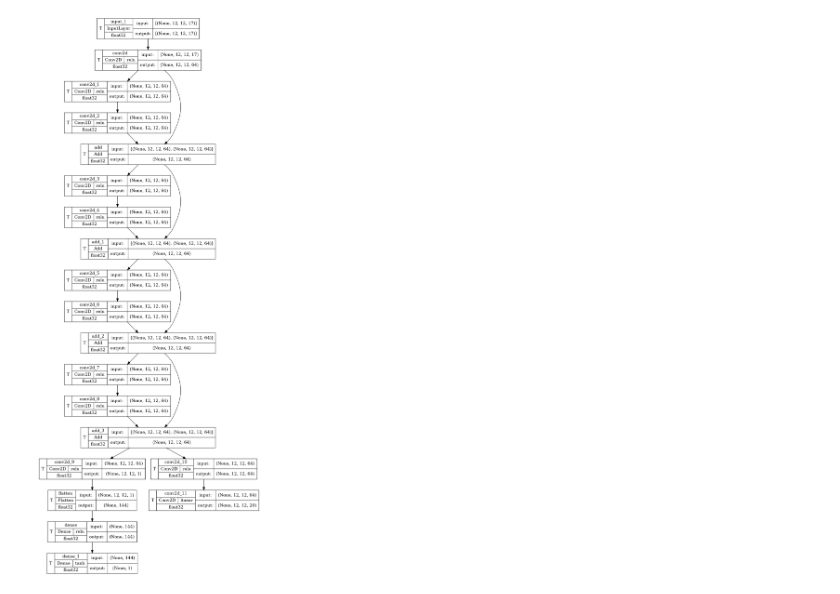
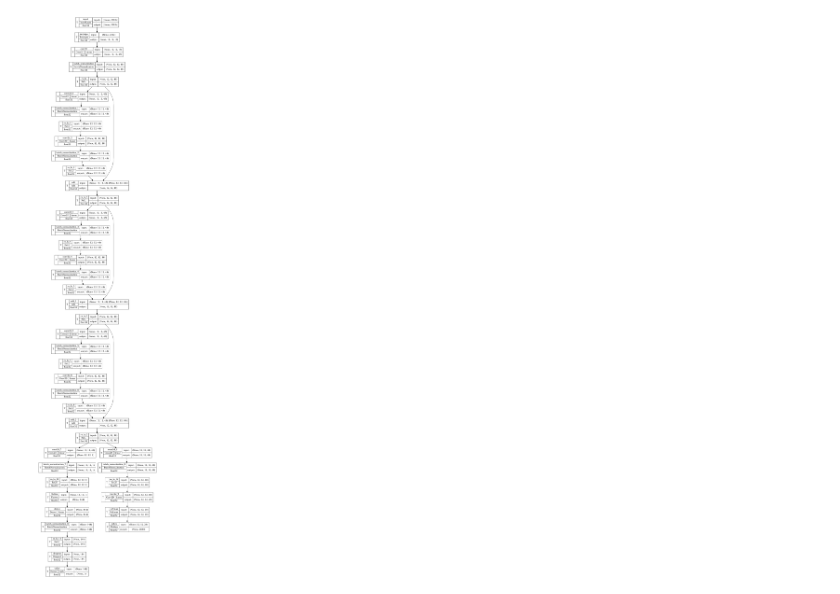
Before and after one commit to Klazkin/player-zero, a Jupyter notebook: model/player_zero.ipynb, the cells around one changed output. Cells and saved outputs as stored; diff of their text form; code cells hidden in the pictures.

```diff
--- a/model/player_zero.ipynb
+++ b/model/player_zero.ipynb
@@ -9,52 +6,67 @@ To enable the following instructions: AVX2 FMA, in other operations, rebuild Ten
 # INPUT_SPEC
 BOARD_SIZE = 12
 ACTIONS = 20
-ELEMENT_CLASSES = 3  # FACTION_1, FACTION_2, NEUTRAL (ELEMENT)
+FACTIONS = 3  # FACTION_1, FACTION_2, NEUTRAL (ELEMENT)
 IS_CONTROLLED = 1
-ATTRIBUTES = 4
+ATTRIBUTES = 5
 STATUES = 9  # should be an encoded process set?
 
 # MODEL SPEC
-CONV_FILTERS = 64
+CONV_FILTERS = 48
 KERNEL = 3
-NUM_RES_BLOCKS = 4
+NUM_RES_BLOCKS = 3
+DROPOUT_RATE = 0.3
 
 
-# TODO add batch norm.
-
 def res_block(y):
-    j = layers.Conv2D(filters=CONV_FILTERS, kernel_size=KERNEL, strides=1, padding='same', activation='relu' )(y)
-    j = layers.Conv2D(filters=CONV_FILTERS, kernel_size=KERNEL, strides=1, padding='same', activation='relu' )(j)
-    return layers.Add()([j, y])
+    r = Conv2D(filters=CONV_FILTERS, kernel_size=KERNEL, strides=1, padding='same', use_bias=False)(y)
+    r = BatchNormalization()(r)
+    r = ReLU()(r)
+    r = Conv2D(filters=CONV_FILTERS, kernel_size=KERNEL, strides=1, padding='same', use_bias=False)(r)
+    r = BatchNormalization()(r)
+    r = ReLU()(r)
+    r = Add()([r, y])
+    r = ReLU()(r)
+    return r
 
 
 def build_model():
-    input_layer = layers.Input(shape=(BOARD_SIZE, BOARD_SIZE, ELEMENT_CLASSES + IS_CONTROLLED + ATTRIBUTES + STATUES))
+    input_layer = Input(name="input",
+                        shape=(BOARD_SIZE * BOARD_SIZE * (FACTIONS + IS_CONTROLLED + ATTRIBUTES + STATUES)))
+    x = Reshape(target_shape=(BOARD_SIZE, BOARD_SIZE, FACTIONS + IS_CONTROLLED + ATTRIBUTES + STATUES))(input_layer)
+    x = Conv2D(filters=CONV_FILTERS, kernel_size=KERNEL, strides=1, padding='same', use_bias=False)(x)
+    x = BatchNormalization()(x)
+    x = ReLU()(x)
 
-    x = layers.Conv2D(filters=CONV_FILTERS, kernel_size=KERNEL, strides=1, padding='same', activation='relu')(
-        input_layer)
-
-    for _ in range(NUM_RES_BLOCKS):  # todo dont use for loop
+    for _ in range(NUM_RES_BLOCKS):
         x = res_block(x)
 
-    # policy head
-    px = layers.Conv2D(filters=1, kernel_size=1,  padding='same', activation='relu')(x)
-    px = layers.Flatten()(px)
-    px = layers.Dense(BOARD_SIZE * BOARD_SIZE, activation='relu')(px)
-    policy_output_layer = layers.Dense(1, activation='tanh')(px)
-
     # value head
-    vx = layers.Conv2D(filters=CONV_FILTERS, kernel_size=1, padding='same', activation='relu')(x)
-    vx = layers.Conv2D(filters=ACTIONS, kernel_size=1, padding='same')(vx)
-    # TODO mask them
+    vx = Conv2D(filters=1, kernel_size=1, padding='same', use_bias=False)(x)
+    vx = BatchNormalization()(vx)
+    vx = ReLU()(vx)
+    vx = Flatten()(vx)
+    vx = Dense(BOARD_SIZE * BOARD_SIZE, use_bias=False)(vx)
+    vx = BatchNormalization()(vx)
+    vx = ReLU()(vx)
+    vx = Dropout(DROPOUT_RATE)(vx)
+    vx = Dense(1, activation='tanh', name='value')(vx)
     value_output_layer = vx
 
+    # policy head
+    px = Conv2D(filters=CONV_FILTERS, kernel_size=1, padding='same', use_bias=False)(x)
+    px = BatchNormalization()(px)
+    px = ReLU()(px)
+    px = Conv2D(filters=ACTIONS, kernel_size=1, padding='same', use_bias=True)(px)
+    px = Softmax()(px)
+    px = Flatten(name='policy')(px)
+    policy_output_layer = px  # TODO mask them before softmax?
+
     return tf.keras.models.Model(inputs=input_layer, outputs=[policy_output_layer, value_output_layer])
-    # return tf.keras.models.Model(inputs=input_layer, outputs=x)
 
 
 model = build_model()
-model.compile(loss=tf.keras.losses.MeanSquaredError(), optimizer='adam', metrics=['accuracy'])
+model.compile(loss=['categorical_crossentropy', 'mean_squared_error'], optimizer='adam', metrics=['accuracy'])
 model.summary()
 
 tf.keras.utils.plot_model(
@@ -110 +140 @@ Your kernel may have been built without NUMA support.
-[figure, old version]
+[figure, new version]
```
Also changed, not shown: parts of 5 cells of this notebook, 16 other files.
